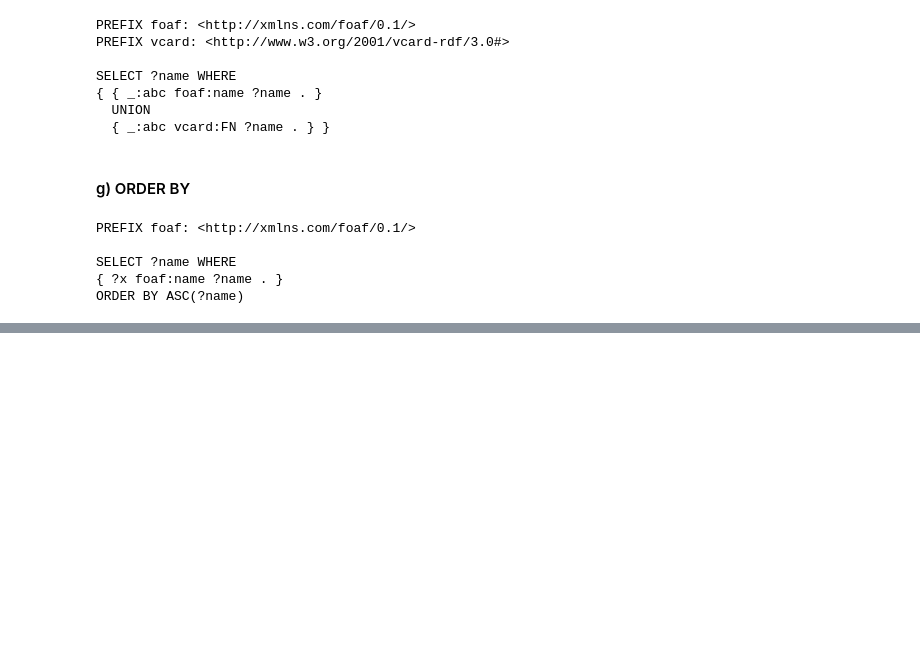
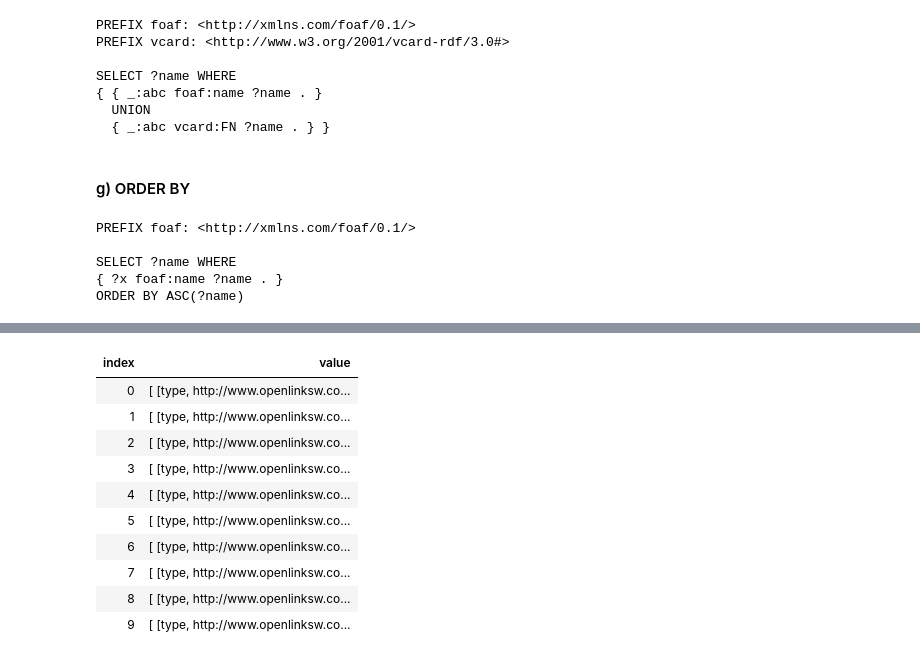
Before and after one commit to nicohrtt/CoursIA, a Jupyter notebook: MyIA.AI.Notebooks/RDF.Net/RDF.Net.ipynb, the cells around one changed output, grey strips where cells are left out. Saved outputs shown, nothing was run; the diff lists cells and outputs as text; code cells hidden in the pictures; blank space fills up the shorter version.

```diff
--- a/MyIA.AI.Notebooks/RDF.Net/RDF.Net.ipynb
+++ b/MyIA.AI.Notebooks/RDF.Net/RDF.Net.ipynb
@@ -1449,0 +1870,35 @@ ORDER BY ASC(?name)
+# %%
+using System;
+using VDS.RDF;
+using VDS.RDF.Query;
+using VDS.RDF.Writing;
+using VDS.RDF.Data;
+
+
+
+SparqlRemoteEndpoint endpoint = new SparqlRemoteEndpoint(new Uri("http://dbpedia.org/sparql"));
+SparqlResultSet results = endpoint.QueryWithResultSet("SELECT DISTINCT ?type WHERE { ?s a ?type } LIMIT 100");
+// Maintenant, sauvegardez ceci sur le disque en tant que SPARQL JSON
+SparqlJsonWriter writer = new SparqlJsonWriter();
+writer.Save(results, "example.srj");
+// Sauvegarder ceci sur le disque en tant que SPARQL XML
+SparqlXmlWriter writer2 = new SparqlXmlWriter();
+writer2.Save(results, "example.srx");
+// Lire à nouveau les résultats à partir du fichier
+SparqlXmlParser parser = new SparqlXmlParser();
+SparqlResultSet results2 = new SparqlResultSet();
+parser.Load(results2, "example.srx");
+
+results2.Take(10).Display();
+# %% [output]
+| index | value |
+| 0 | [ [type, http://www.openlinksw.co... |
+| 1 | [ [type, http://www.openlinksw.co... |
+| 2 | [ [type, http://www.openlinksw.co... |
+| 3 | [ [type, http://www.openlinksw.co... |
+| 4 | [ [type, http://www.openlinksw.co... |
+| 5 | [ [type, http://www.openlinksw.co... |
+| 6 | [ [type, http://www.openlinksw.co... |
+| 7 | [ [type, http://www.openlinksw.co... |
+| 8 | [ [type, http://www.openlinksw.co... |
+| 9 | [ [type, http://www.openlinksw.co... |
```
Also changed, not shown: parts of 23 cells of this notebook.
